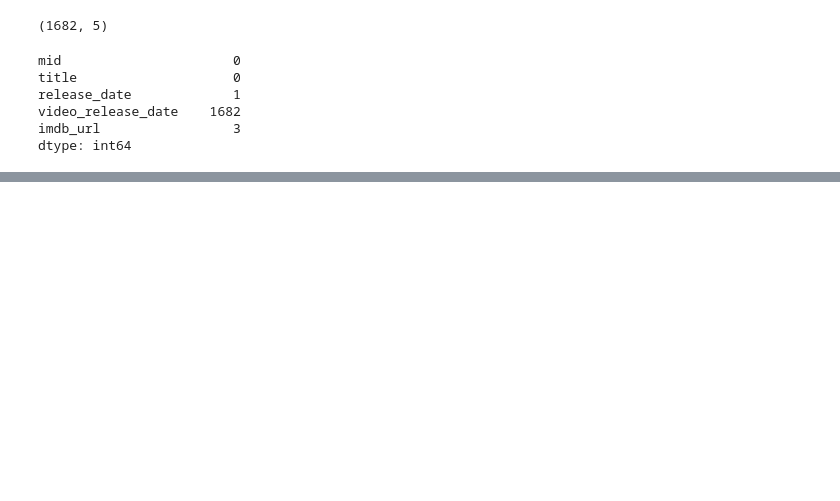
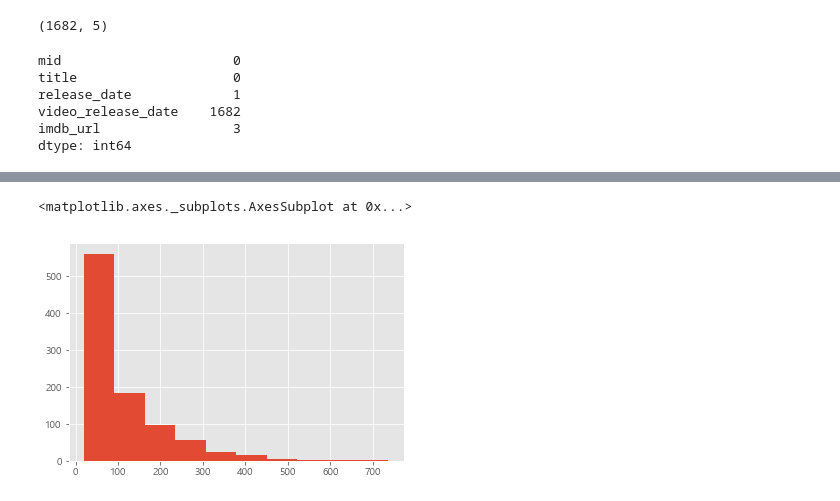
Before and after one commit to yeonkyungJoo/py_projects, a Jupyter notebook: ml/extend/추천 시스템_영화평점데이터 기반.ipynb, the cells around one changed output, grey strips where cells are left out. Saved outputs shown, nothing was run; the diff lists cells and outputs as text; code cells hidden in the pictures; blank space fills up the shorter version.

```diff
--- a/ml/extend/추천 시스템_영화평점데이터 기반.ipynb
+++ b/ml/extend/추천 시스템_영화평점데이터 기반.ipynb
@@ -31,0 +54,5 @@ dtype: int64
+# %%
+# 평점 정보 로드
+ratings_cols = ['uid', 'mid', 'rating', 'unix_timestamp']
+ratings = pd.read_csv('./ml-100k/u.data', sep = '\t', names = ratings_cols)
+ratings.shape
@@ -31,0 +61,6 @@ dtype: int64
+# %%
+# unix_timestamp 칼럼의 데이터를
+# 우리가 알 수 있는 형태로 변경
+# YYYY-mm-dd hh:mm:ss
+# date 칼럼 생성
+ratings['date'] = pd.to_datetime(ratings['unix_timestamp'], unit = 's')
@@ -31,0 +78,6 @@ dtype: int64
+# %%
+# movies, users, ratings 정보 병합
+# movies, ratings 병합 → movies_ratings
+# mid 기준
+movies_ratings = pd.merge(movies, ratings)
+movies_ratings.head()
@@ -31,0 +95,4 @@ dtype: int64
+# %%
+# uid 기준
+movie_lens = pd.merge(movies_ratings, users)
+movie_lens.head()
@@ -31,0 +235,14 @@ dtype: int64
+# %%
+# 히스토그램
+# 영화별 평점 개수 : x축
+# 사용자별 평가 횟수 : y축
+plt.style.use('ggplot')
+movie_lens.groupby('uid').size().sort_values(ascending = False).hist()
+# 빈도가 낮아지는 그래프 모양 → 길게 꼬리를 늘어뜨리는 모양 => 롱테일분포
+# '지프의 법칙'을 따르는 굴곡 모양
+# 자연어 말뭉치 표현에 나타나는 단어들을 그 사용 빈도가 높은 순으로 나열하면
+# 모든 단어의 사용 빈도는 해당 단어의 빈도 순위에 반비례한다
+# 영화의 평가가 많으면, 그 사용자들 중에는 1회성 평가 횟수도 많다
+# %% [output]
+<matplotlib.axes._subplots.AxesSubplot at 0x...>
+[figure, added]
```
Also changed, not shown: parts of 27 cells of this notebook, 1 other file.
